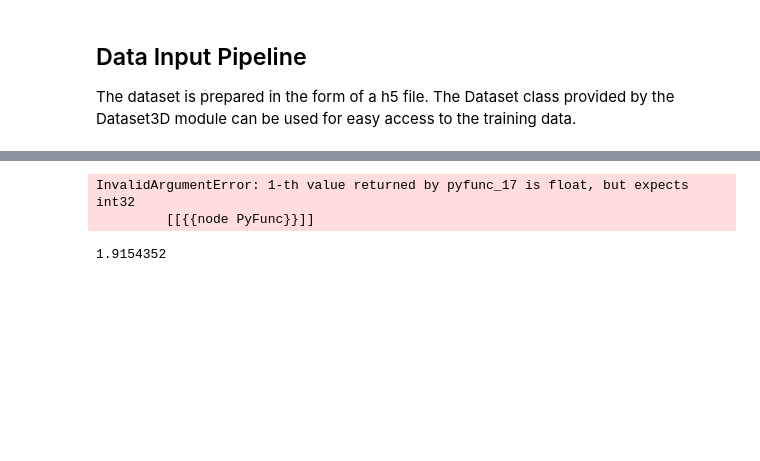
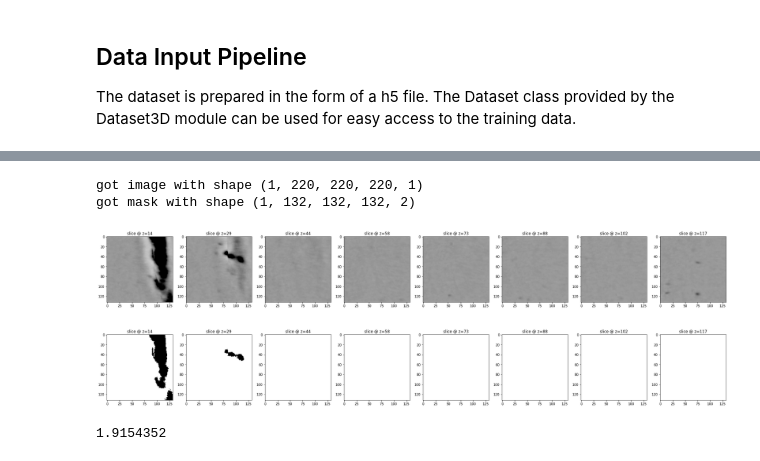
Before and after one commit to randomstructures/ExLSM-Image-Segmentation, a Jupyter notebook: 3D Unet/retrain0802/training.ipynb, the cells around one changed output, grey strips where cells are left out. Saved outputs shown, nothing was run; the diff lists cells and outputs as text; code cells hidden in the pictures; blank space fills up the shorter version.

```diff
--- a/3D Unet/retrain0802/training.ipynb
+++ b/3D Unet/retrain0802/training.ipynb
@@ -73,11 +96,11 @@ test = dataset.getGenerator(entries[:30])
 # Instantiate tf Datasets from the generator producing callables, specify the datatype and shape of the generator output
 trainingset_raw = tf.data.Dataset.from_generator(training,
     output_types=(tf.float32, tf.int32),
-    output_shapes=(tf.TensorShape([220,220,220]),tf.TensorShape([132,132,132])))
+    output_shapes=(tf.TensorShape([220,220,220]),tf.TensorShape([220,220,220])))
 
 testset_raw = tf.data.Dataset.from_generator(test,
     output_types=(tf.float32, tf.int32),
-    output_shapes=(tf.TensorShape([220,220,220]),tf.TensorShape([132,132,132])))
+    output_shapes=(tf.TensorShape([220,220,220]),tf.TensorShape([220,220,220])))
 
 # each entry is preprocessed by passing it through this function
 def preprocess(x,y):
@@ -88,10 +111,17 @@ def preprocess(x,y):
     x = tf.expand_dims(x, axis=-1) # The unet expects the input data to have an additional channel axis.
 
     # binarize mask and one hot encode
-    y = tf.cast(tf.clip_by_value(y,0,1), tf.int32)
-    y = tf.one_hot(y, depth=2)
+    y = tf.clip_by_value(y,0,1)
+    y = tf.one_hot(y, depth=2, dtype=tf.int32) # one hot encode to int tensor
     return x, y
 
+# Crop
+def crop_mask(x, y, mask_size=(132,132,132)):
+    # apply crop after batch dimension is added x and y have (b,x,y,z,c) format while mask size has (x,y,z) format => add offset of 1
+    crop = [(y.shape[d+1]-mask_size[d])//2 for d in range(3)]
+    #keras implicitly assumes channels last format
+    y = tf.keras.layers.Cropping3D(cropping=crop)(y)
+    return x, y
 # chain dataset transformations to construct the input pipeline for training
 # 1. preprocess the raw data by clipping and normalizing the image. The mask is binarized and one hot encoded
 # 2. A new axis is added to the tensors -> (x,y,z,c) format
@@ -100,30 +130,32 @@ def preprocess(x,y):
 # 5. entries are batched -> (b,x,y,z,c) format
 # 6. Some training examples are prefetched which decouples preprocessing from model execution. The number of prefetched samples is tuned automatically for performance.
 #trainingset = trainingset_raw.map(preprocess).map(addChannel).map(utilities.tf_elastic, num_parallel_calls=tf.data.experimental.AUTOTUNE).map(utilities.tf_affine).batch(1).prefetch(1)
-trainingset = trainingset_raw.map(preprocess).map(utilities.tf_affine).batch(1).prefetch(1)
+trainingset = trainingset_raw.map(preprocess).map(utilities.tf_affine).batch(1).map(crop_mask).prefetch(1)
 # chain dataset transformations to construct the input pipeline for testing
 # 1. preprocess the raw data by clipping and normalizing the image. The mask is binarized
 # 2. A new axis is added to the tensors -> (x,y,z,c) format
 # 3. random affine transformations are applied
 # 5. entries are batched -> (b,x,y,z,c) format
 # 6. Some training examples are prefetched which decouples preprocessing from model execution. The number of prefetched samples is tuned automatically for performance.
-testset = testset_raw.map(preprocess).map(utilities.tf_affine).batch(1).prefetch(1)
+testset = testset_raw.map(preprocess).map(utilities.tf_affine).batch(1).map(crop_mask).prefetch(1)
 
 #TODO adapt affine and elastic transformation to work with ohe mask (two channels) and image (one channel) => they are not guaranteed to have the same shape!
 # %%
 # Visualize an example from the dataset
 # build the input pipeline minus parallelization and prefetching -> executed on demand only
-inspectset = trainingset_raw.map(preprocess).batch(1)
+inspectset = trainingset_raw.map(preprocess).map(utilities.tf_affine).map(utilities.tf_elastic).batch(1).map(crop_mask)
 inspectset_iterator = iter(inspectset)
 # %%
 image, mask = next(inspectset_iterator)
 # %%
 print('got image with shape {}\ngot mask with shape {}'.format(image.numpy().shape,mask.numpy().shape))
 visualization.showZSlices(image.numpy()[0,44:176,44:176,44:176,:], mode='gray', n_slices=8, vmin=-4, vmax=4)
-visualization.showZSlices(mask.numpy()[0,...,1], mode='gray', n_slices=8, vmin=0, vmax=1)
+visualization.showZSlices(mask.numpy()[0,...], channel=1, mode='gray', n_slices=8, vmin=0, vmax=1)
 # %% [output]
-InvalidArgumentError: 1-th value returned by pyfunc_17 is float, but expects int32
-         [[{{node PyFunc}}]]
+got image with shape (1, 220, 220, 220, 1)
+got mask with shape (1, 132, 132, 132, 2)
+[figure, added]
+[figure, added]
 # %%
 np.std(image.numpy())
 # %% [output]
```
Also changed, not shown: parts of 2 cells of this notebook, 3 other files.
